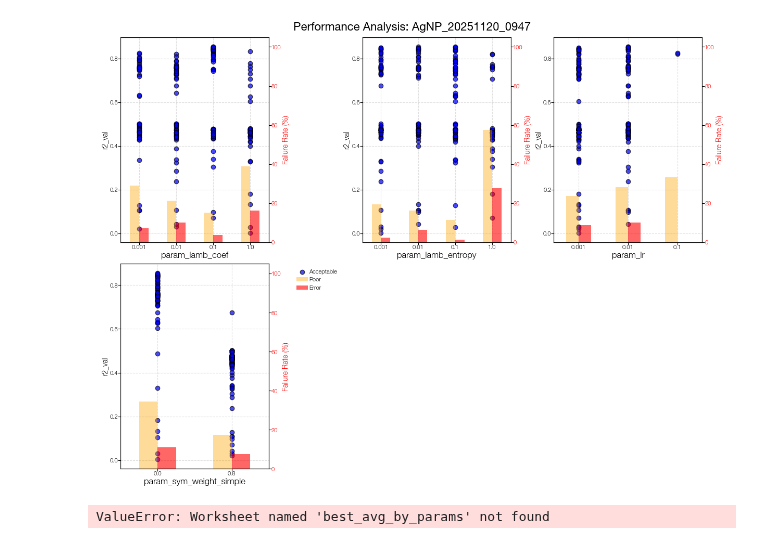
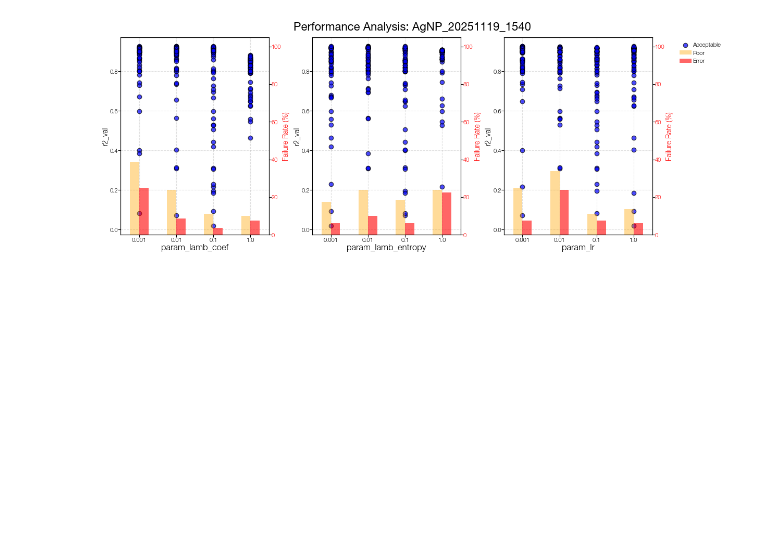
Before and after one commit to Hyein-coder/pykan, a Jupyter notebook: github/workflows/Hyein/material_02_AgNP.ipynb, the cells around one changed output. Cells and saved outputs as stored; diff of their text form; code cells hidden in the pictures; blank space fills up the shorter version.

```diff
--- a/github/workflows/Hyein/material_02_AgNP.ipynb
+++ b/github/workflows/Hyein/material_02_AgNP.ipynb
@@ -1,23 +1,21 @@
 # %%
 import pandas as pd
 import os
 from kan.experiments.multkan_hparam_sweep import plot_parameter_performance
 
 root_dir = os.path.join(os.getcwd())
 save_dir = os.path.join(root_dir, "custom_figures", "material_02")
 os.makedirs(save_dir, exist_ok=True)
 
-f_param = "AgNP_20251120_0947"
+f_param = "AgNP_20251119_1540"
 plot_parameter_performance(f_param, root_dir)
 # %% [output]
-[figure, old version]
+[figure, new version]
 # %%
 save_heading = os.path.join(save_dir, f_param + "_analysis")
 d_opt = pd.read_excel(os.path.join(root_dir, 'multkan_sweep_autosave', f_param + ".xlsx"), sheet_name='best_avg_by_params')
 d_opt_flat = d_opt.iloc[0]
 d_opt_flat = d_opt_flat.to_dict()
-# %% [output]
-ValueError: Worksheet named 'best_avg_by_params' not found
 # %%
 from sklearn.model_selection import train_test_split
 from sklearn.preprocessing import MinMaxScaler
```
Also changed, not shown: parts of 9 cells of this notebook, 2 other files.
